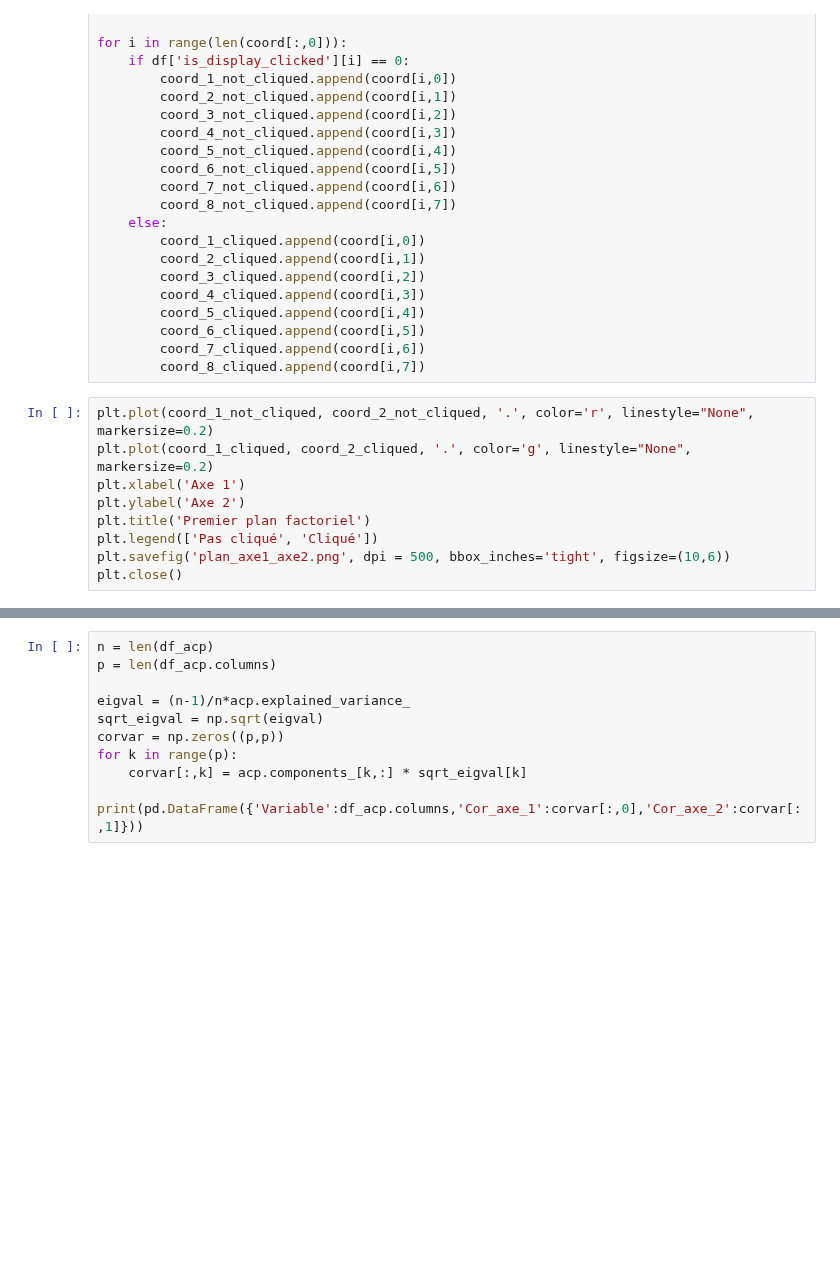
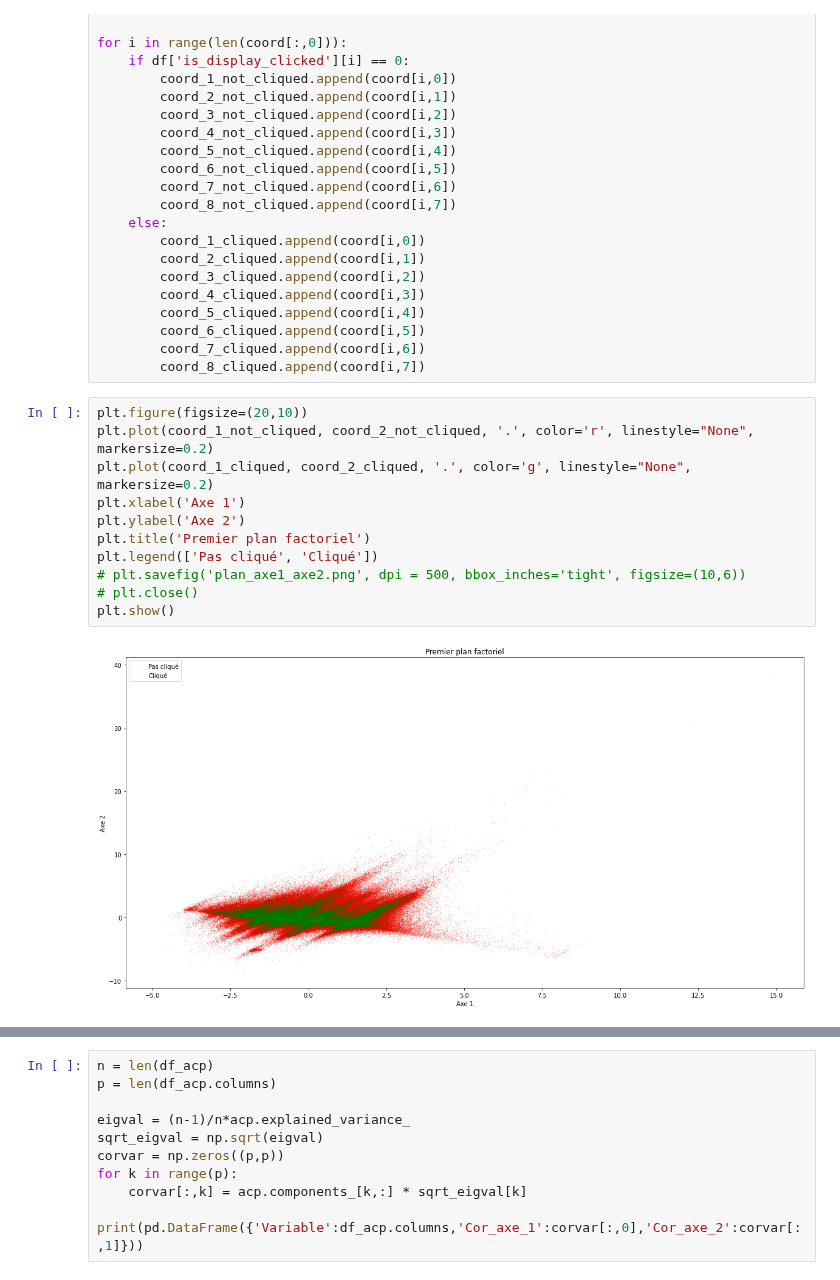
Before and after one commit to baptiste-pasquier/statapp, a Jupyter notebook: acp.ipynb, the cells around one changed output, grey strips where cells are left out. Drawn from its saved outputs; the diff is of its cells as text; blank space fills up the shorter version.

```diff
--- a/acp.ipynb
+++ b/acp.ipynb
@@ -132,12 +128,16 @@ for i in range(len(coord[:,0])):
         coord_7_cliqued.append(coord[i,6])
         coord_8_cliqued.append(coord[i,7])
 # %%
+plt.figure(figsize=(20,10))
 plt.plot(coord_1_not_cliqued, coord_2_not_cliqued, '.', color='r', linestyle="None", markersize=0.2)
 plt.plot(coord_1_cliqued, coord_2_cliqued, '.', color='g', linestyle="None", markersize=0.2)
 plt.xlabel('Axe 1')
 plt.ylabel('Axe 2')
 plt.title('Premier plan factoriel')
 plt.legend(['Pas cliqué', 'Cliqué'])
-plt.savefig('plan_axe1_axe2.png', dpi = 500, bbox_inches='tight', figsize=(10,6))
-plt.close()
+# plt.savefig('plan_axe1_axe2.png', dpi = 500, bbox_inches='tight', figsize=(10,6))
+# plt.close()
+plt.show()
+# %% [output]
+[figure, added]
 # %%
```
Also changed, not shown: parts of 7 cells of this notebook, 7 other files.
